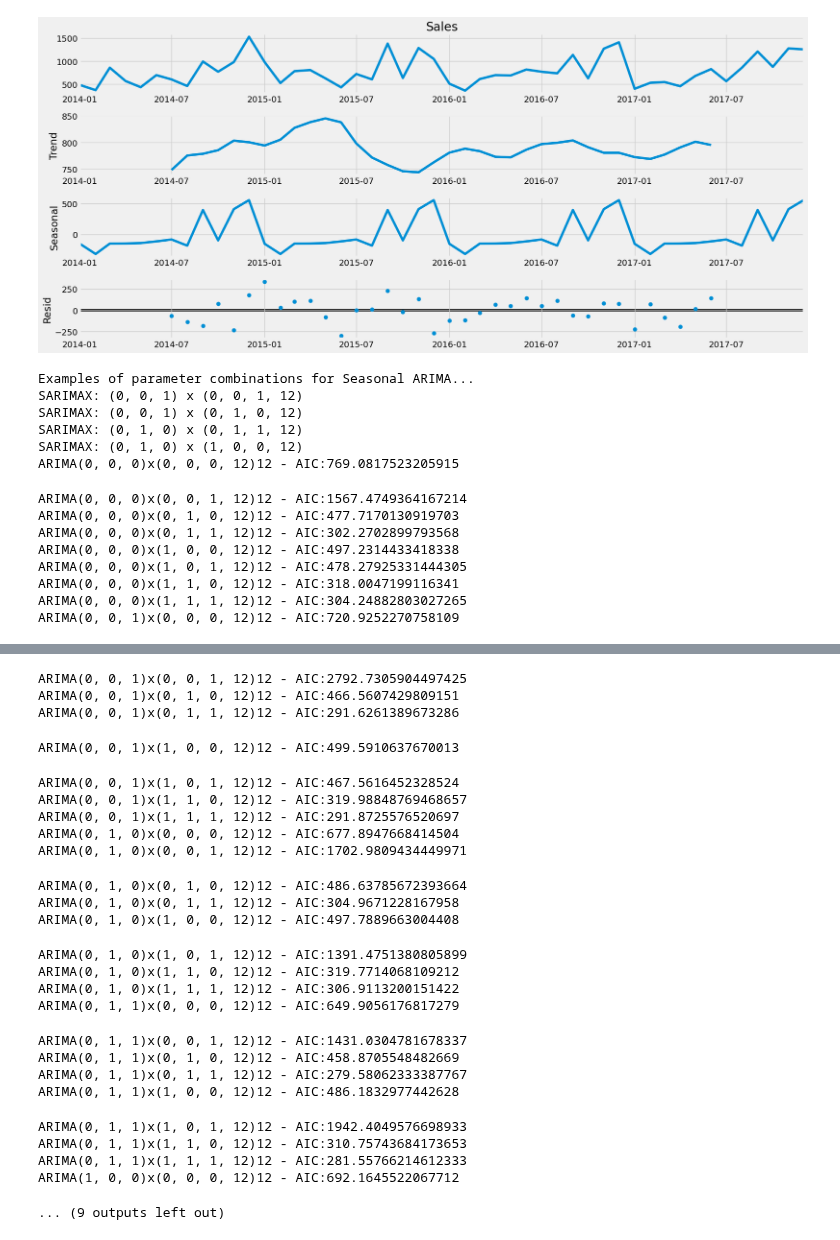
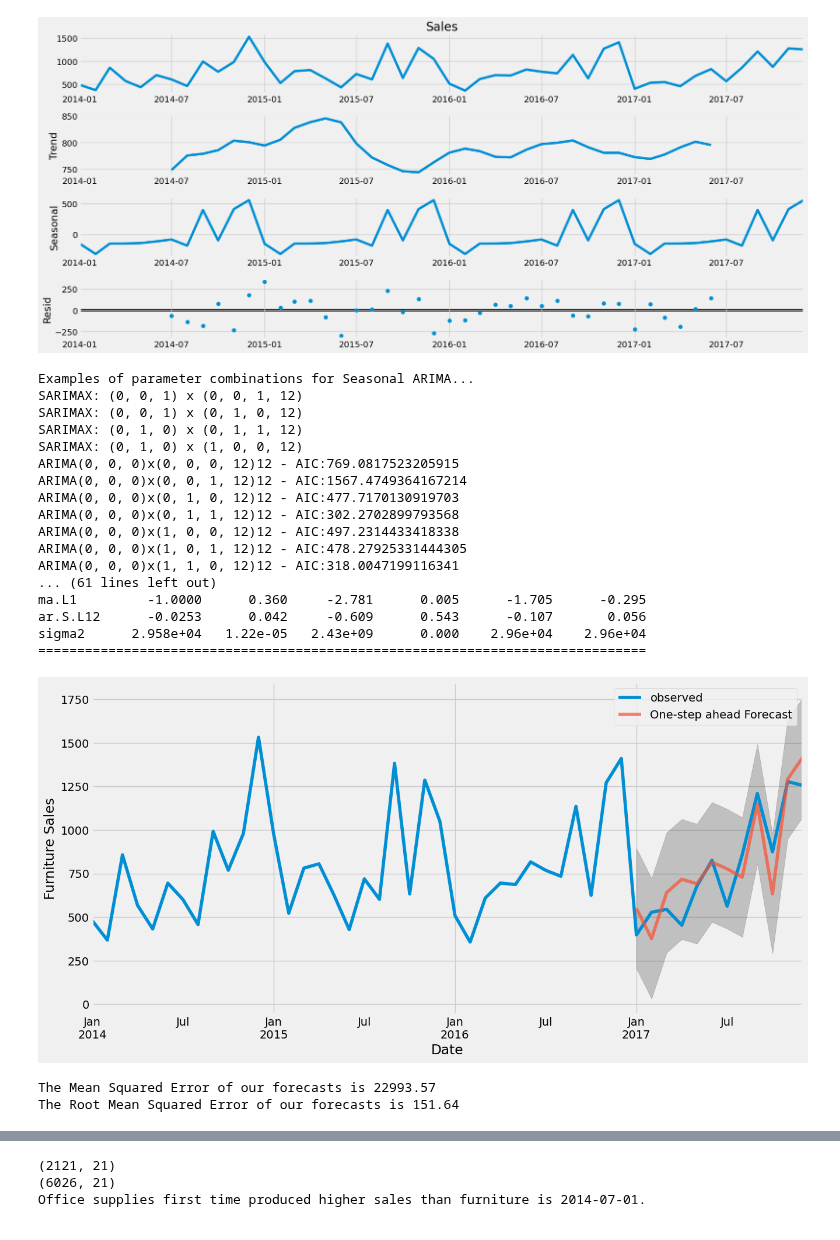
Before and after one commit to ovoegajivwie/Jan-February-DS-project, a Jupyter notebook: An End-to-End Project on Time Series Analysis and Forecasting with Python.ipynb, the cells around one changed output, grey strips where cells are left out. Saved outputs shown, nothing was run; the diff lists cells and outputs as text; code cells hidden in the pictures.

```diff
--- a/An End-to-End Project on Time Series Analysis and Forecasting with Python.ipynb
+++ b/An End-to-End Project on Time Series Analysis and Forecasting with Python.ipynb
@@ -162,39 +162,48 @@ plt.plot(store['Order Date'], store['office_sales'], 'r-', label = 'office suppl
 plt.xlabel('Date'); plt.ylabel('Sales'); plt.title('Sales of Furniture and Office Supplies')
 plt.legend();
 
-#stop date: 20/02/2024
+first_date = store.loc[np.min(list(np.where(store['office_sales'] > store['furniture_sales'])[0])), 'Order Date']
+print("Office supplies first time produced higher sales than furniture is {}.".format(first_date.date()))
+
+#stop date: 21/02/2024
 #end date:
 # %% [output]
    Row ID        Order ID Order Date  Ship Date       Ship Mode Customer ID  \
 0       1  CA-2016-152156 2016-11-08 2016-11-11    Second Class    CG-12520
 1       2  CA-2016-152156 2016-11-08 2016-11-11    Second Class    CG-12520
 2       3  CA-2016-138688 2016-06-12 2016-06-16    Second Class    DV-13045
 3       4  US-2015-108966 2015-10-11 2015-10-18  Standard Class    SO-20335
 4       5  US-2015-108966 2015-10-11 2015-10-18  Standard Class    SO-20335
 
      Customer Name    Segment        Country             City  ...  \
 0      Claire Gute   Consumer  United States        Henderson  ...
 1      Claire Gute   Consumer  United States        Henderson  ...
 2  Darrin Van Huff  Corporate  United States      Los Angeles  ...
 3   Sean O'Donnell   Consumer  United States  Fort Lauderdale  ...
 ... (129 lines left out)
 2017-10-01     875.362728
 2017-11-01    1277.817759
 2017-12-01    1256.298672
 Freq: MS, Name: Sales, dtype: float64
 [figure]
 [figure]
 Examples of parameter combinations for Seasonal ARIMA...
 SARIMAX: (0, 0, 1) x (0, 0, 1, 12)
 SARIMAX: (0, 0, 1) x (0, 1, 0, 12)
 SARIMAX: (0, 1, 0) x (0, 1, 1, 12)
 SARIMAX: (0, 1, 0) x (1, 0, 0, 12)
 ARIMA(0, 0, 0)x(0, 0, 0, 12)12 - AIC:769.0817523205915
+ARIMA(0, 0, 0)x(0, 0, 1, 12)12 - AIC:1567.4749364167214
+ARIMA(0, 0, 0)x(0, 1, 0, 12)12 - AIC:477.7170130919703
+ARIMA(0, 0, 0)x(0, 1, 1, 12)12 - AIC:302.2702899793568
+ARIMA(0, 0, 0)x(1, 0, 0, 12)12 - AIC:497.2314433418338
+ARIMA(0, 0, 0)x(1, 0, 1, 12)12 - AIC:478.27925331444305
+ARIMA(0, 0, 0)x(1, 1, 0, 12)12 - AIC:318.0047199116341
+... (61 lines left out)
+ma.L1         -1.0000      0.360     -2.781      0.005      -1.705      -0.295
+ar.S.L12      -0.0253      0.042     -0.609      0.543      -0.107       0.056
+sigma2      2.958e+04   1.22e-05   2.43e+09      0.000    2.96e+04    2.96e+04
+==============================================================================
+[figure, added]
-ARIMA(0, 0, 0)x(0, 0, 1, 12)12 - AIC:1567.4749364167214
-ARIMA(0, 0, 0)x(0, 1, 0, 12)12 - AIC:477.7170130919703
-ARIMA(0, 0, 0)x(0, 1, 1, 12)12 - AIC:302.2702899793568
-ARIMA(0, 0, 0)x(1, 0, 0, 12)12 - AIC:497.2314433418338
-ARIMA(0, 0, 0)x(1, 0, 1, 12)12 - AIC:478.27925331444305
-ARIMA(0, 0, 0)x(1, 1, 0, 12)12 - AIC:318.0047199116341
-ARIMA(0, 0, 0)x(1, 1, 1, 12)12 - AIC:304.24882803027265
-ARIMA(0, 0, 1)x(0, 0, 0, 12)12 - AIC:720.9252270758109
+The Mean Squared Error of our forecasts is 22993.57
+The Root Mean Squared Error of our forecasts is 151.64
@@ -201,25 +211,3 @@ ARIMA(0, 0, 1)x(0, 0, 0, 12)12 - AIC:720.9252270758109
-ARIMA(0, 0, 1)x(0, 0, 1, 12)12 - AIC:2792.7305904497425
-ARIMA(0, 0, 1)x(0, 1, 0, 12)12 - AIC:466.5607429809151
-ARIMA(0, 0, 1)x(0, 1, 1, 12)12 - AIC:291.6261389673286
+(2121, 21)
+(6026, 21)
+Office supplies first time produced higher sales than furniture is 2014-07-01.
-ARIMA(0, 0, 1)x(1, 0, 0, 12)12 - AIC:499.5910637670013
-ARIMA(0, 0, 1)x(1, 0, 1, 12)12 - AIC:467.5616452328524
-ARIMA(0, 0, 1)x(1, 1, 0, 12)12 - AIC:319.98848769468657
-ARIMA(0, 0, 1)x(1, 1, 1, 12)12 - AIC:291.8725576520697
-ARIMA(0, 1, 0)x(0, 0, 0, 12)12 - AIC:677.8947668414504
-ARIMA(0, 1, 0)x(0, 0, 1, 12)12 - AIC:1702.9809434449971
-ARIMA(0, 1, 0)x(0, 1, 0, 12)12 - AIC:486.63785672393664
-ARIMA(0, 1, 0)x(0, 1, 1, 12)12 - AIC:304.9671228167958
-ARIMA(0, 1, 0)x(1, 0, 0, 12)12 - AIC:497.7889663004408
-ARIMA(0, 1, 0)x(1, 0, 1, 12)12 - AIC:1391.4751380805899
-ARIMA(0, 1, 0)x(1, 1, 0, 12)12 - AIC:319.7714068109212
-ARIMA(0, 1, 0)x(1, 1, 1, 12)12 - AIC:306.9113200151422
-ARIMA(0, 1, 1)x(0, 0, 0, 12)12 - AIC:649.9056176817279
-ARIMA(0, 1, 1)x(0, 0, 1, 12)12 - AIC:1431.0304781678337
-ARIMA(0, 1, 1)x(0, 1, 0, 12)12 - AIC:458.8705548482669
-ARIMA(0, 1, 1)x(0, 1, 1, 12)12 - AIC:279.58062333387767
-ARIMA(0, 1, 1)x(1, 0, 0, 12)12 - AIC:486.1832977442628
-ARIMA(0, 1, 1)x(1, 0, 1, 12)12 - AIC:1942.4049576698933
-ARIMA(0, 1, 1)x(1, 1, 0, 12)12 - AIC:310.75743684173653
-ARIMA(0, 1, 1)x(1, 1, 1, 12)12 - AIC:281.55766214612333
-ARIMA(1, 0, 0)x(0, 0, 0, 12)12 - AIC:692.1645522067712
-... (9 outputs left out)
```
Also changed, not shown: parts of 1 cell of this notebook.
